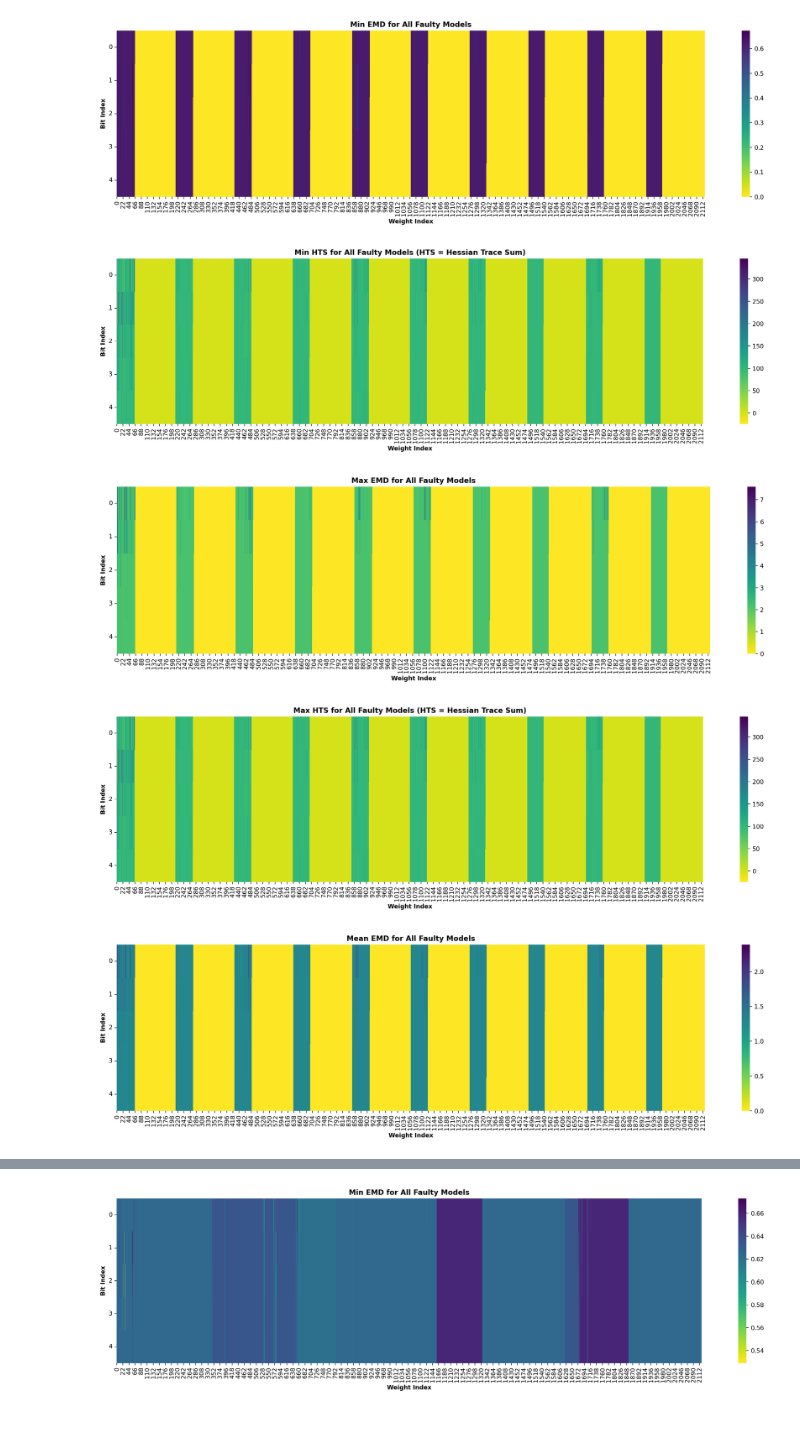
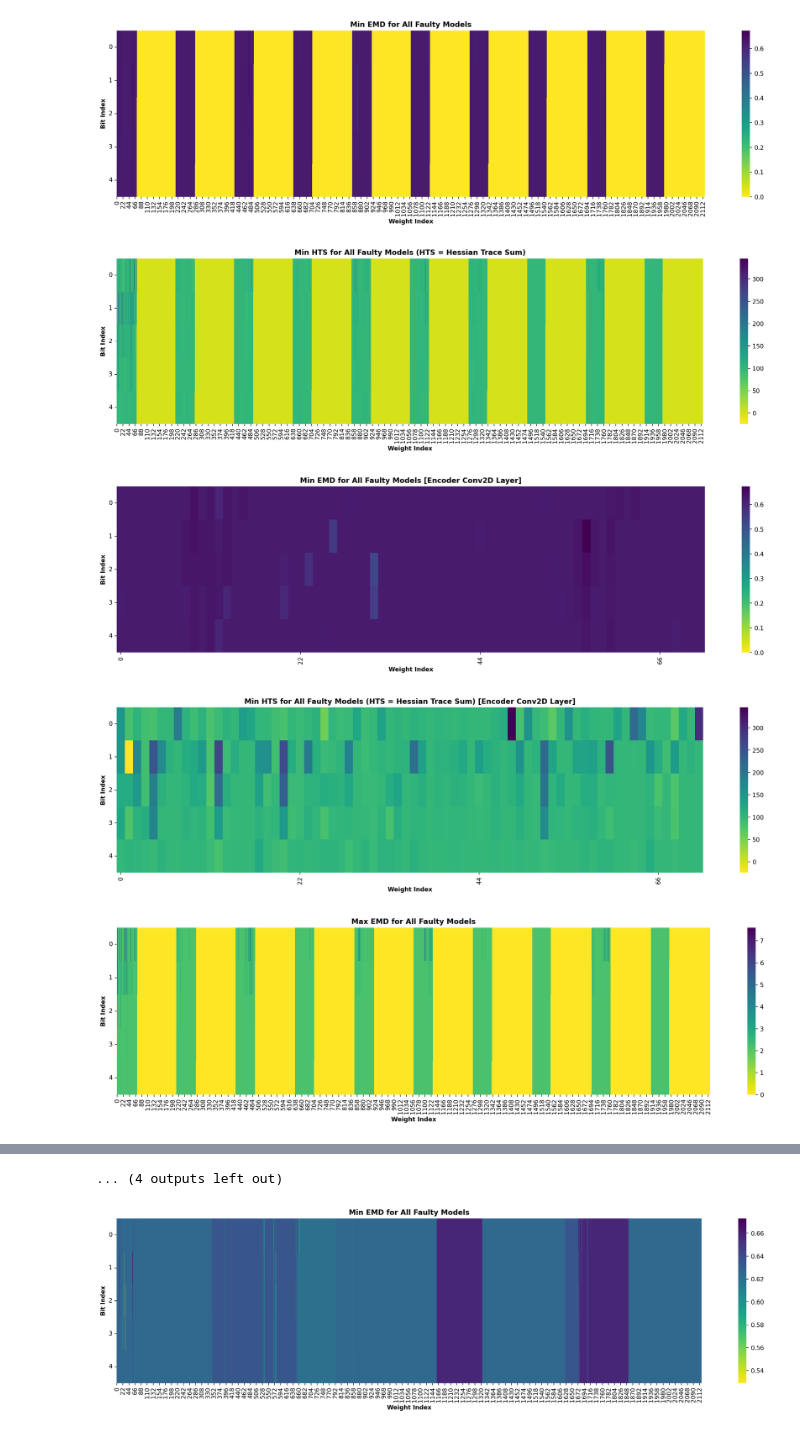
Before and after one commit to oliviaweng/fastml-science, a Jupyter notebook: sensor-data-compression/gen_plots_for_bit_flip_experiment.ipynb, the cells around one changed output, grey strips where cells are left out. Drawn from its saved outputs; the diff is of its cells as text; code cells hidden in the pictures.

Commit message:
Update plots again

```diff
--- a/sensor-data-compression/gen_plots_for_bit_flip_experiment.ipynb
+++ b/sensor-data-compression/gen_plots_for_bit_flip_experiment.ipynb
@@ -108,7 +108,7 @@ def get_hmap_intesity_grid(i_bi_to_AgMtrc, wbits=5, agmtrc_dflt=0.0):
 
     return x, y, intensity
 
-def gen_hmap_from_intensity(i_intensity, i_title, i_save_fp):
+def gen_hmap_from_intensity(i_intensity, i_title, i_save_fp, i_xlim=None):
     #S: Plot the heatmap and save the file
     fig, ax = plt.subplots(figsize=(22,5))# Sample figsize in inches
     hm_ax = sns.heatmap(i_intensity, annot=False, fmt="f", ax=ax, cmap="viridis_r", square=False, vmin=i_intensity.min(), vmax=i_intensity.max())
@@ -117,6 +117,8 @@ def gen_hmap_from_intensity(i_intensity, i_title, i_save_fp):
     hm_ax.set_title(i_title, fontdict={'weight': 'bold'})
     hm_ax.set_xlabel("Weight Index", fontdict={'weight': 'bold'})
     hm_ax.set_ylabel("Bit Index", fontdict={'weight': 'bold'})
+    if i_xlim != None:
+        plt.xlim(*i_xlim)
     plt.yticks(rotation=0)
     plt.savefig(i_save_fp, bbox_inches="tight")
     plt.show()
@@ -134,7 +136,7 @@ my_wbits = 5
 
 
 #S: Specify the path to an efr file (it can have missing values)
-my_efx_files = "/home/anmeza/GitHub/fastml-science/sensor-data-compression/gcloud_results/efx_files_at_2023-03-12_23:17:49"
+my_efx_files = "/home/anmeza/GitHub/fastml-science/sensor-data-compression/gcloud_results/efx_files_at_2023-03-12_23:43:13"
 temp_efd_fp, temp_efr_fp = consolidate_efx_files(my_efx_files, nbits=my_nbits, nVMs=10)
 test_efr = temp_efr_fp
 # test_efr = "/home/anmeza/GitHub/fastml-science/sensor-data-compression/efx_emd_hesstrace_v0-31/efr_emd_hesstrace_v0-31.log"
@@ -162,34 +164,38 @@ assert sum([len(HTs) for HTs in bi_to_EMDs.values()]) == 32*10600
 #     (np.average, "Mean"                 , "mean_buggy_run"),
 #     (np.std    , "Standard Deviation of", "std_buggy_run"),
 # ]
 desired_functions = [
     (np.min    , "Min"                  , "min_crrct_run"),
     (np.max    , "Max"                  , "max_crrct_run"),
     (np.average, "Mean"                 , "mean_crrct_run"),
     (np.std    , "Standard Deviation of", "std_crrct_run"),
 ]
 
 for dfunc, title_prefix, save_str in desired_functions:
     bi_to_rEMDs = dict()
     for bi in bi_to_EMDs:
         bi_to_rEMDs[bi] = dfunc(bi_to_EMDs[bi])
 
     bi_to_rHTs = dict()
     for bi in bi_to_HTs:
         bi_to_rHTs[bi] = dfunc(bi_to_HTs[bi])
 
 
     #S: Get intensity matrix/grid for heatmap
     x, y, intensity_EMD = get_hmap_intesity_grid(bi_to_rEMDs, wbits=my_wbits, agmtrc_dflt=0.0)
     x, y, intensity_HT  = get_hmap_intesity_grid(bi_to_rHTs, wbits=my_wbits, agmtrc_dflt=0.0)
 
     #S: Generate heatmaps from the intensity matrices/grids
     gen_hmap_from_intensity(intensity_EMD, f"{title_prefix} EMD for All Faulty Models",f"example_hmap_{save_str}_EMD.pdf")
     gen_hmap_from_intensity(intensity_HT, f"{title_prefix} HTS for All Faulty Models (HTS = Hessian Trace Sum)", f"example_hmap_{save_str}_HT.pdf")
+
+    #S: Generate heatmaps from the intensity matrices/grids but restricted to smaller region
+    gen_hmap_from_intensity(intensity_EMD, f"{title_prefix} EMD for All Faulty Models [Encoder Conv2D Layer]",f"example_hmap_{save_str}_EMD_xlim-0-72.pdf", i_xlim=(0,72))
+    gen_hmap_from_intensity(intensity_HT, f"{title_prefix} HTS for All Faulty Models (HTS = Hessian Trace Sum) [Encoder Conv2D Layer]", f"example_hmap_{save_str}_HT_xlim-0-72.pdf", i_xlim=(0,72))
 # %% [output]
 [figure]
 [figure]
-[figure, old version]
+[figure, new version]
-[figure, old version]
+[figure, new version]
-[figure, old version]
+[figure, new version]
 [figure]
@@ -198,3 +208,4 @@ for dfunc, title_prefix, save_str in desired_functions:
+... (4 outputs left out)
 # %%
 ######################################################################
 # Example Usage (with buggy/accumulating results from gcloud)
```
Also changed, not shown: parts of 1 cell of this notebook, 24 other files.
